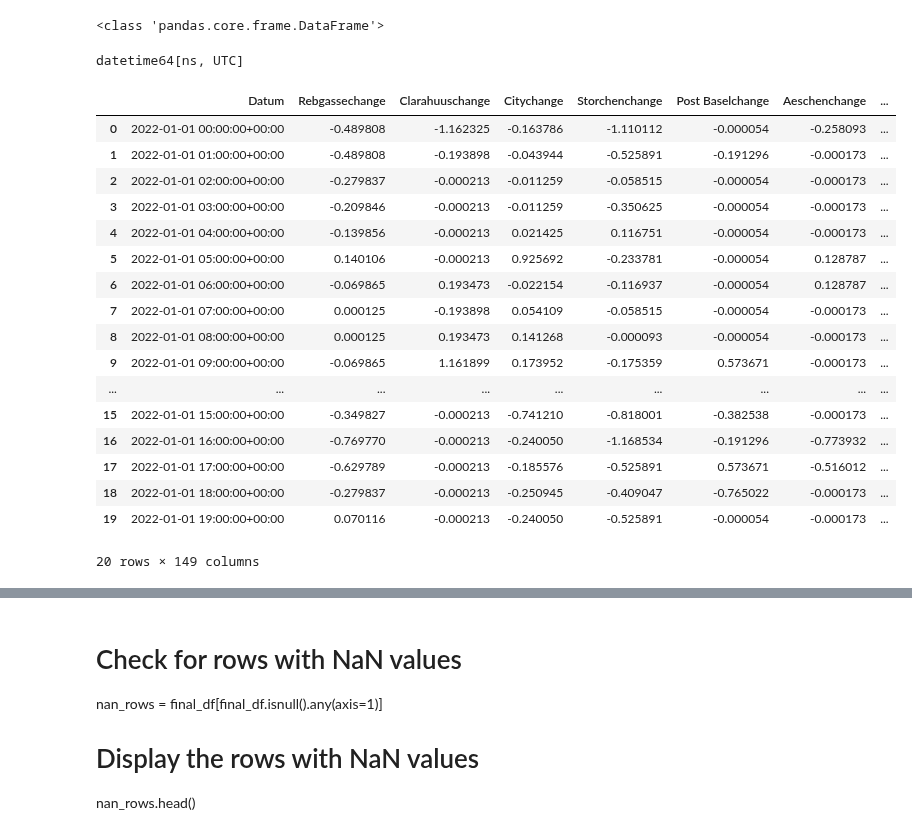
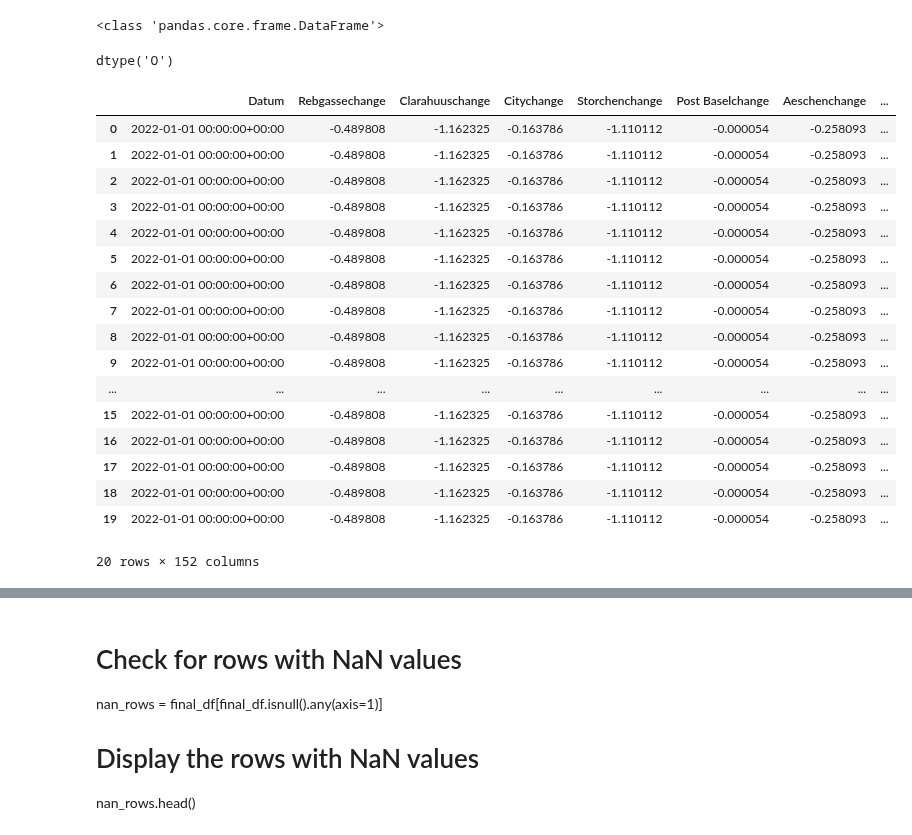
Before and after one commit to joejoejoejor/Its-Wekk, a Jupyter notebook: 4 - Data/1 - Max/Max_merge.ipynb, the cells around one changed output, grey strips where cells are left out. Drawn from its saved outputs; the diff is of its cells as text; code cells hidden in the pictures.

```diff
--- a/4 - Data/1 - Max/Max_merge.ipynb
+++ b/4 - Data/1 - Max/Max_merge.ipynb
@@ -115,48 +115,41 @@ Flugbewegungen.drop(columns=["Unnamed: 0"], inplace=True)
 Gasverbrauch.sort_values(by=["Datum"], inplace=True)
 # %% [output]
 <class 'pandas.core.frame.DataFrame'>
-# %%
-# Ensure 'Datum' is in datetime format
-Flugbewegungen['Datum'] = pd.to_datetime(Flugbewegungen['Datum'])
-
-# Add the 'Hour' column as timedelta
-Flugbewegungen['Datum'] = Flugbewegungen['Datum'] + pd.to_timedelta(Flugbewegungen['Hour'], unit='h')
-
-# Display the first 25 rows
-Flugbewegungen.head(25)
-
-Flugbewegungen["Datum"].dtype
-# %% [output]
-datetime64[ns, UTC]
+# %%
+
+Flugbewegungen["Datum"].dtype
+Wetterdaten["Datum"].dtype
+# %% [output]
+dtype('O')
 # %%
                                                                                                 # The merge isnt correct because it erases the Hour format and therefore setting the entire Day to one value?!
 # Merge all dataframes on the 'Datum' column
 final_df = Parkhäuser.merge(Wetterdaten, on='Datum', how='inner') \
                       .merge(Stromverbrauch, on='Datum', how='inner') \
                       .merge(Verkehrsdaten, on='Datum', how='inner') \
                       .merge(Gasverbrauch, on='Datum', how='inner') \
-#                      .merge(Flugbewegungen, on='Datum', how='inner') \
+                      .merge(Flugbewegungen, on='Datum', how='inner') \
 
 #                      .merge(Schallmessungen, on='Datum', how='inner') \ -> too many NaN values
 # Display the first few rows of the merged dataframe
 final_df.head(20)
 # %% [output]
 |  | Datum | Rebgassechange | Clarahuuschange | Citychange | Storchenchange | Post Baselchange | Aeschenchange | ... |
 | 0 | 2022-01-01 00:00:00+00:00 | -0.489808 | -1.162325 | -0.163786 | -1.110112 | -0.000054 | -0.258093 | ... |
-| 1 | 2022-01-01 01:00:00+00:00 | -0.489808 | -0.193898 | -0.043944 | -0.525891 | -0.191296 | -0.000173 | ... |
-| 2 | 2022-01-01 02:00:00+00:00 | -0.279837 | -0.000213 | -0.011259 | -0.058515 | -0.000054 | -0.000173 | ... |
-| 3 | 2022-01-01 03:00:00+00:00 | -0.209846 | -0.000213 | -0.011259 | -0.350625 | -0.000054 | -0.000173 | ... |
-| 4 | 2022-01-01 04:00:00+00:00 | -0.139856 | -0.000213 | 0.021425 | 0.116751 | -0.000054 | -0.000173 | ... |
-| 5 | 2022-01-01 05:00:00+00:00 | 0.140106 | -0.000213 | 0.925692 | -0.233781 | -0.000054 | 0.128787 | ... |
-| 6 | 2022-01-01 06:00:00+00:00 | -0.069865 | 0.193473 | -0.022154 | -0.116937 | -0.000054 | 0.128787 | ... |
-| 7 | 2022-01-01 07:00:00+00:00 | 0.000125 | -0.193898 | 0.054109 | -0.058515 | -0.000054 | -0.000173 | ... |
-| 8 | 2022-01-01 08:00:00+00:00 | 0.000125 | 0.193473 | 0.141268 | -0.000093 | -0.000054 | -0.000173 | ... |
-| 9 | 2022-01-01 09:00:00+00:00 | -0.069865 | 1.161899 | 0.173952 | -0.175359 | 0.573671 | -0.000173 | ... |
+| 1 | 2022-01-01 00:00:00+00:00 | -0.489808 | -1.162325 | -0.163786 | -1.110112 | -0.000054 | -0.258093 | ... |
+| 2 | 2022-01-01 00:00:00+00:00 | -0.489808 | -1.162325 | -0.163786 | -1.110112 | -0.000054 | -0.258093 | ... |
+| 3 | 2022-01-01 00:00:00+00:00 | -0.489808 | -1.162325 | -0.163786 | -1.110112 | -0.000054 | -0.258093 | ... |
+| 4 | 2022-01-01 00:00:00+00:00 | -0.489808 | -1.162325 | -0.163786 | -1.110112 | -0.000054 | -0.258093 | ... |
+| 5 | 2022-01-01 00:00:00+00:00 | -0.489808 | -1.162325 | -0.163786 | -1.110112 | -0.000054 | -0.258093 | ... |
+| 6 | 2022-01-01 00:00:00+00:00 | -0.489808 | -1.162325 | -0.163786 | -1.110112 | -0.000054 | -0.258093 | ... |
+| 7 | 2022-01-01 00:00:00+00:00 | -0.489808 | -1.162325 | -0.163786 | -1.110112 | -0.000054 | -0.258093 | ... |
+| 8 | 2022-01-01 00:00:00+00:00 | -0.489808 | -1.162325 | -0.163786 | -1.110112 | -0.000054 | -0.258093 | ... |
+| 9 | 2022-01-01 00:00:00+00:00 | -0.489808 | -1.162325 | -0.163786 | -1.110112 | -0.000054 | -0.258093 | ... |
 | ... | ... | ... | ... | ... | ... | ... | ... | ... |
-| 15 | 2022-01-01 15:00:00+00:00 | -0.349827 | -0.000213 | -0.741210 | -0.818001 | -0.382538 | -0.000173 | ... |
-| 16 | 2022-01-01 16:00:00+00:00 | -0.769770 | -0.000213 | -0.240050 | -1.168534 | -0.191296 | -0.773932 | ... |
-| 17 | 2022-01-01 17:00:00+00:00 | -0.629789 | -0.000213 | -0.185576 | -0.525891 | 0.573671 | -0.516012 | ... |
-| 18 | 2022-01-01 18:00:00+00:00 | -0.279837 | -0.000213 | -0.250945 | -0.409047 | -0.765022 | -0.000173 | ... |
-| 19 | 2022-01-01 19:00:00+00:00 | 0.070116 | -0.000213 | -0.240050 | -0.525891 | -0.000054 | -0.000173 | ... |
+| 15 | 2022-01-01 00:00:00+00:00 | -0.489808 | -1.162325 | -0.163786 | -1.110112 | -0.000054 | -0.258093 | ... |
+| 16 | 2022-01-01 00:00:00+00:00 | -0.489808 | -1.162325 | -0.163786 | -1.110112 | -0.000054 | -0.258093 | ... |
+| 17 | 2022-01-01 00:00:00+00:00 | -0.489808 | -1.162325 | -0.163786 | -1.110112 | -0.000054 | -0.258093 | ... |
+| 18 | 2022-01-01 00:00:00+00:00 | -0.489808 | -1.162325 | -0.163786 | -1.110112 | -0.000054 | -0.258093 | ... |
+| 19 | 2022-01-01 00:00:00+00:00 | -0.489808 | -1.162325 | -0.163786 | -1.110112 | -0.000054 | -0.258093 | ... |
-20 rows × 149 columns
+20 rows × 152 columns
 # %%
```
Also changed, not shown: parts of 7 cells of this notebook, 1 other file.
